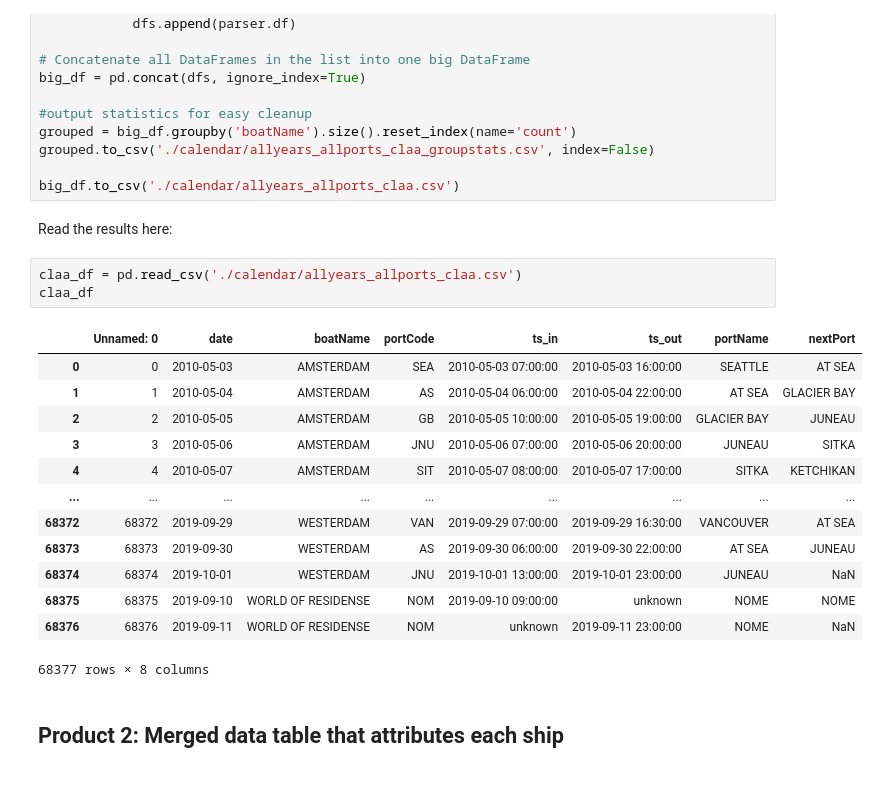
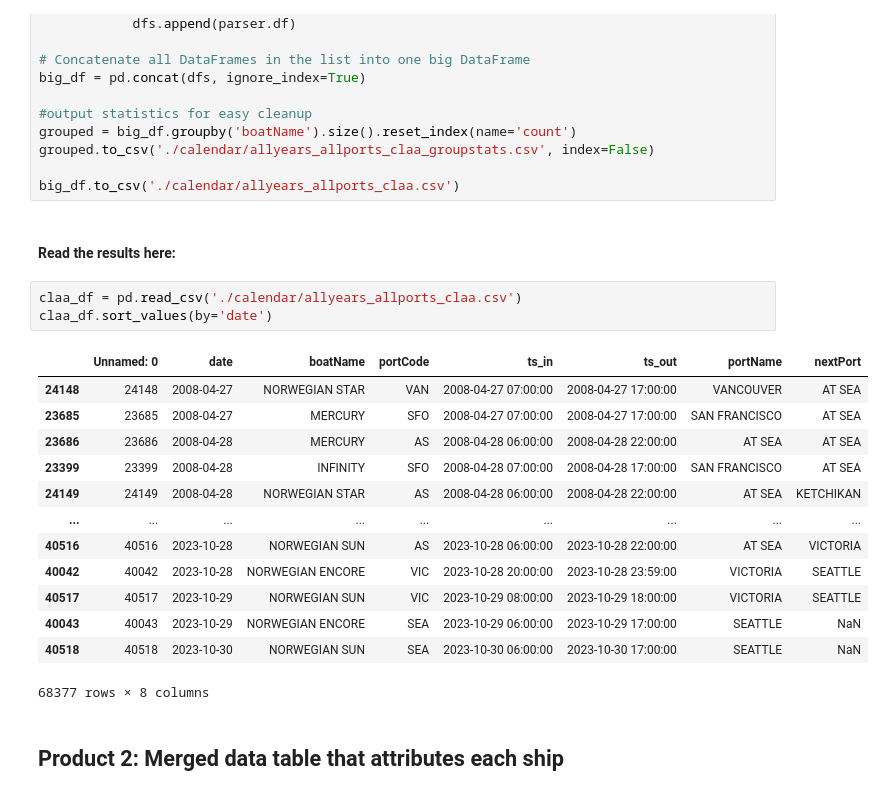
Before and after one commit to gebrady/shippy, a Jupyter notebook: notebook.ipynb, the cells around one changed output. Cells and saved outputs as stored; diff of their text form.

```diff
--- a/notebook.ipynb
+++ b/notebook.ipynb
@@ -1130,23 +1043,23 @@ grouped.to_csv('./calendar/allyears_allports_claa_groupstats.csv', index=False)
 
 big_df.to_csv('./calendar/allyears_allports_claa.csv')
 # %% [markdown]
-Read the results here:
+#### Read the results here:
 # %%
 claa_df = pd.read_csv('./calendar/allyears_allports_claa.csv')
-claa_df
+claa_df.sort_values(by='date')
 # %% [output]
 |  | Unnamed: 0 | date | boatName | portCode | ts_in | ts_out | portName | nextPort |
-| 0 | 0 | 2010-05-03 | AMSTERDAM | SEA | 2010-05-03 07:00:00 | 2010-05-03 16:00:00 | SEATTLE | AT SEA |
-| 1 | 1 | 2010-05-04 | AMSTERDAM | AS | 2010-05-04 06:00:00 | 2010-05-04 22:00:00 | AT SEA | GLACIER BAY |
-| 2 | 2 | 2010-05-05 | AMSTERDAM | GB | 2010-05-05 10:00:00 | 2010-05-05 19:00:00 | GLACIER BAY | JUNEAU |
-| 3 | 3 | 2010-05-06 | AMSTERDAM | JNU | 2010-05-06 07:00:00 | 2010-05-06 20:00:00 | JUNEAU | SITKA |
-| 4 | 4 | 2010-05-07 | AMSTERDAM | SIT | 2010-05-07 08:00:00 | 2010-05-07 17:00:00 | SITKA | KETCHIKAN |
+| 24148 | 24148 | 2008-04-27 | NORWEGIAN STAR | VAN | 2008-04-27 07:00:00 | 2008-04-27 17:00:00 | VANCOUVER | AT SEA |
+| 23685 | 23685 | 2008-04-27 | MERCURY | SFO | 2008-04-27 07:00:00 | 2008-04-27 17:00:00 | SAN FRANCISCO | AT SEA |
+| 23686 | 23686 | 2008-04-28 | MERCURY | AS | 2008-04-28 06:00:00 | 2008-04-28 22:00:00 | AT SEA | AT SEA |
+| 23399 | 23399 | 2008-04-28 | INFINITY | SFO | 2008-04-28 07:00:00 | 2008-04-28 17:00:00 | SAN FRANCISCO | AT SEA |
+| 24149 | 24149 | 2008-04-28 | NORWEGIAN STAR | AS | 2008-04-28 06:00:00 | 2008-04-28 22:00:00 | AT SEA | KETCHIKAN |
 | ... | ... | ... | ... | ... | ... | ... | ... | ... |
-| 68372 | 68372 | 2019-09-29 | WESTERDAM | VAN | 2019-09-29 07:00:00 | 2019-09-29 16:30:00 | VANCOUVER | AT SEA |
-| 68373 | 68373 | 2019-09-30 | WESTERDAM | AS | 2019-09-30 06:00:00 | 2019-09-30 22:00:00 | AT SEA | JUNEAU |
-| 68374 | 68374 | 2019-10-01 | WESTERDAM | JNU | 2019-10-01 13:00:00 | 2019-10-01 23:00:00 | JUNEAU | NaN |
-| 68375 | 68375 | 2019-09-10 | WORLD OF RESIDENSE | NOM | 2019-09-10 09:00:00 | unknown | NOME | NOME |
-| 68376 | 68376 | 2019-09-11 | WORLD OF RESIDENSE | NOM | unknown | 2019-09-11 23:00:00 | NOME | NaN |
+| 40516 | 40516 | 2023-10-28 | NORWEGIAN SUN | AS | 2023-10-28 06:00:00 | 2023-10-28 22:00:00 | AT SEA | VICTORIA |
+| 40042 | 40042 | 2023-10-28 | NORWEGIAN ENCORE | VIC | 2023-10-28 20:00:00 | 2023-10-28 23:59:00 | VICTORIA | SEATTLE |
+| 40517 | 40517 | 2023-10-29 | NORWEGIAN SUN | VIC | 2023-10-29 08:00:00 | 2023-10-29 18:00:00 | VICTORIA | SEATTLE |
+| 40043 | 40043 | 2023-10-29 | NORWEGIAN ENCORE | SEA | 2023-10-29 06:00:00 | 2023-10-29 17:00:00 | SEATTLE | NaN |
+| 40518 | 40518 | 2023-10-30 | NORWEGIAN SUN | SEA | 2023-10-30 06:00:00 | 2023-10-30 17:00:00 | SEATTLE | NaN |
 68377 rows × 8 columns
 # %% [markdown]
 ## __Product 2__: Merged data table that attributes each ship
```
Also changed, not shown: parts of 62 cells of this notebook, 4 other files.
